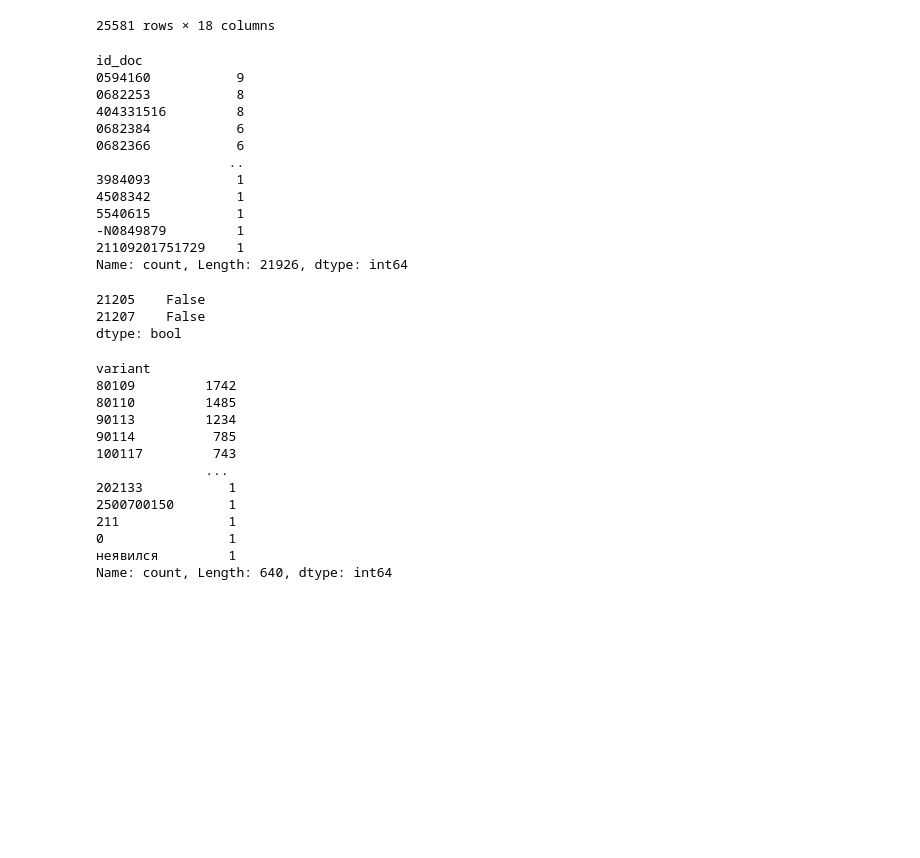
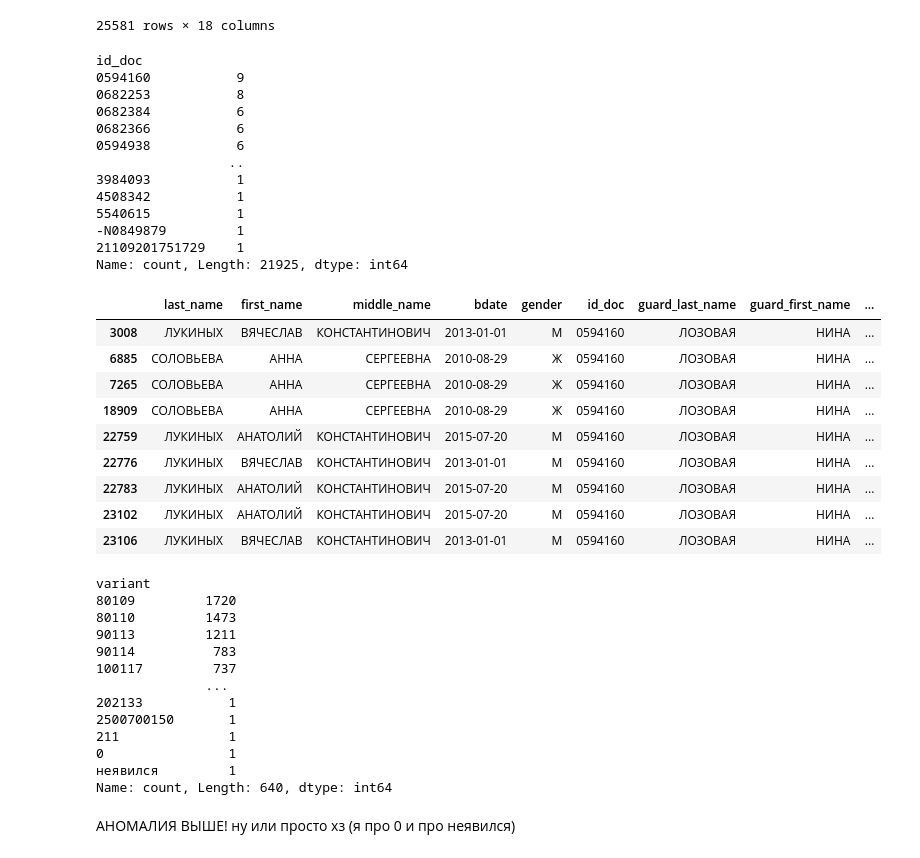
Before and after one commit to stmareii/hahaton-mgpu, a Jupyter notebook: fill_na_id.ipynb, the cells around one changed output. Saved outputs shown, nothing was run; the diff lists cells and outputs as text; code cells hidden in the pictures; blank space fills up the shorter version.

Commit message:
разобрала аномалии, сделала анализ и дропнула явные неподходящие значения в записях

```diff
--- a/fill_na_id.ipynb
+++ b/fill_na_id.ipynb
@@ -209,7 +209,7 @@ our_number
 25-11-70284-000634-1    1
 Name: count, Length: 25628, dtype: int64
 # %%
-df_without_na[['bdate', 'test_date']] = df_without_na[['bdate', 'test_date']].apply(pd.to_datetime)
+df_without_na[['bdate', 'test_date', 'guard_bdate']] = df_without_na[['bdate', 'test_date', 'guard_bdate']].apply(pd.to_datetime)
 df_without_na.info()
 # %% [output]
 <class 'pandas.DataFrame'>
@@ -304,40 +312,47 @@ df_without_na = df_without_na.drop_duplicates(keep='last')
 # %%
 df_without_na.to_csv("without_duplicates.csv")
 # %%
-counts = df_id_full['id_doc'].value_counts()
+counts = df_without_na['id_doc'].value_counts()
 counts
 # %% [output]
 id_doc
 0594160           9
 0682253           8
-404331516         8
 0682384           6
 0682366           6
+0594938           6
                  ..
 3984093           1
 4508342           1
 5540615           1
 -N0849879         1
 21109201751729    1
-Name: count, Length: 21926, dtype: int64
+Name: count, Length: 21925, dtype: int64
 # %%
 df_without_na[df_without_na['id_doc'] == '0594160']
-df_without_na[df_without_na['id_doc'] == '0682253']
-df_anomaly = df_without_na[df_without_na['id_doc'] == '404331516']   #здесь один и тот же человек но с другим отчеством, однако test_date во всех 8 записях один
+# df_without_na[df_without_na['id_doc'] == '0682253']
+# df_without_na[df_without_na['id_doc'] == '404331516']   #здесь один и тот же человек но с другим отчеством, однако test_date во всех 8 записях один
 # %% [output]
-21205    False
-21207    False
-dtype: bool
+|  | last_name | first_name | middle_name | bdate | gender | id_doc | guard_last_name | guard_first_name | ... |
+| 3008 | ЛУКИНЫХ | ВЯЧЕСЛАВ | КОНСТАНТИНОВИЧ | 2013-01-01 | М | 0594160 | ЛОЗОВАЯ | НИНА | ... |
+| 6885 | СОЛОВЬЕВА | АННА | СЕРГЕЕВНА | 2010-08-29 | Ж | 0594160 | ЛОЗОВАЯ | НИНА | ... |
+| 7265 | СОЛОВЬЕВА | АННА | СЕРГЕЕВНА | 2010-08-29 | Ж | 0594160 | ЛОЗОВАЯ | НИНА | ... |
+| 18909 | СОЛОВЬЕВА | АННА | СЕРГЕЕВНА | 2010-08-29 | Ж | 0594160 | ЛОЗОВАЯ | НИНА | ... |
+| 22759 | ЛУКИНЫХ | АНАТОЛИЙ | КОНСТАНТИНОВИЧ | 2015-07-20 | М | 0594160 | ЛОЗОВАЯ | НИНА | ... |
+| 22776 | ЛУКИНЫХ | ВЯЧЕСЛАВ | КОНСТАНТИНОВИЧ | 2013-01-01 | М | 0594160 | ЛОЗОВАЯ | НИНА | ... |
+| 22783 | ЛУКИНЫХ | АНАТОЛИЙ | КОНСТАНТИНОВИЧ | 2015-07-20 | М | 0594160 | ЛОЗОВАЯ | НИНА | ... |
+| 23102 | ЛУКИНЫХ | АНАТОЛИЙ | КОНСТАНТИНОВИЧ | 2015-07-20 | М | 0594160 | ЛОЗОВАЯ | НИНА | ... |
+| 23106 | ЛУКИНЫХ | ВЯЧЕСЛАВ | КОНСТАНТИНОВИЧ | 2013-01-01 | М | 0594160 | ЛОЗОВАЯ | НИНА | ... |
 # %%
-counts = df_id_full['variant'].value_counts()
+counts = df_without_na['variant'].value_counts()
 counts
 # %% [output]
 variant
-80109         1742
-80110         1485
-90113         1234
-90114          785
-100117         743
+80109         1720
+80110         1473
+90113         1211
+90114          783
+100117         737
               ...
 202133           1
 2500700150       1
@@ -345,3 +360,6 @@ variant
 0                1
 неявился         1
 Name: count, Length: 640, dtype: int64
+# %% [markdown]
+АНОМАЛИЯ ВЫШЕ!
+ну или просто хз (я про 0 и про неявился)
```
Also changed, not shown: parts of 59 cells of this notebook, 1 other file.
